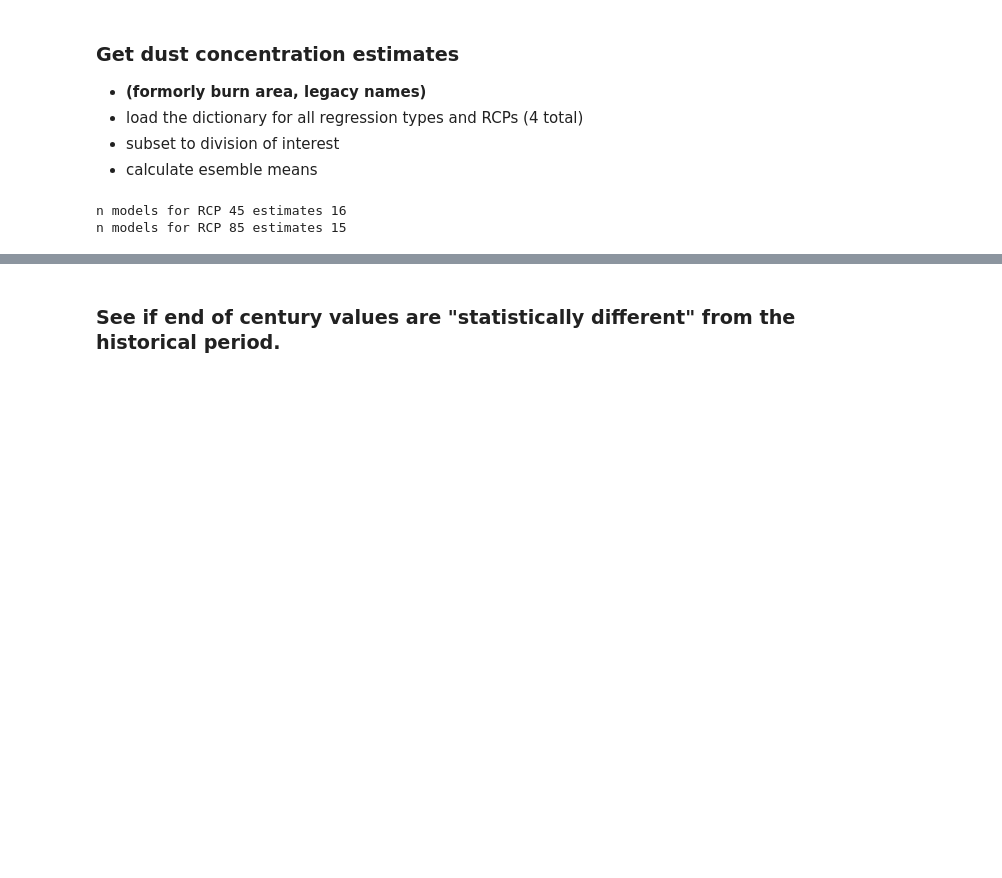
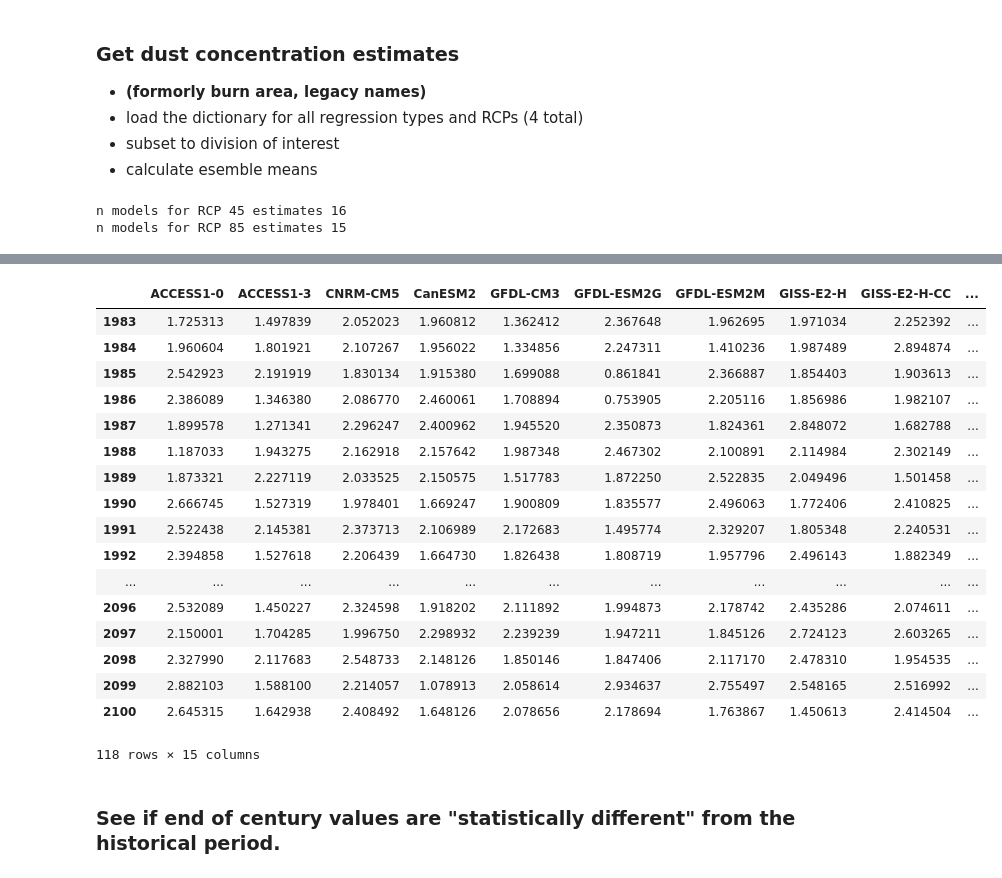
Before and after one commit to stevenjoelbrey/metSpread, a Jupyter notebook: Python/Dust_analysis_post_review_latest.ipynb, the cells around one changed output, grey strips where cells are left out. Cells and saved outputs as stored; diff of their text form; code cells hidden in the pictures; blank space fills up the shorter version.

```diff
--- a/Python/Dust_analysis.ipynb
+++ b/Python/Dust_analysis_post_review_latest.ipynb
@@ -968,3 +1030,24 @@ row1, f1, box_hist, box_mid, box_end = dust_projections(div, lasso_all_BA_45[div
+# %%
+lasso_all_BA_85['southwest']
+# %% [output]
+|  | ACCESS1-0 | ACCESS1-3 | CNRM-CM5 | CanESM2 | GFDL-CM3 | GFDL-ESM2G | GFDL-ESM2M | GISS-E2-H | GISS-E2-H-CC | ... |
+| 1983 | 1.725313 | 1.497839 | 2.052023 | 1.960812 | 1.362412 | 2.367648 | 1.962695 | 1.971034 | 2.252392 | ... |
+| 1984 | 1.960604 | 1.801921 | 2.107267 | 1.956022 | 1.334856 | 2.247311 | 1.410236 | 1.987489 | 2.894874 | ... |
+| 1985 | 2.542923 | 2.191919 | 1.830134 | 1.915380 | 1.699088 | 0.861841 | 2.366887 | 1.854403 | 1.903613 | ... |
+| 1986 | 2.386089 | 1.346380 | 2.086770 | 2.460061 | 1.708894 | 0.753905 | 2.205116 | 1.856986 | 1.982107 | ... |
+| 1987 | 1.899578 | 1.271341 | 2.296247 | 2.400962 | 1.945520 | 2.350873 | 1.824361 | 2.848072 | 1.682788 | ... |
+| 1988 | 1.187033 | 1.943275 | 2.162918 | 2.157642 | 1.987348 | 2.467302 | 2.100891 | 2.114984 | 2.302149 | ... |
+| 1989 | 1.873321 | 2.227119 | 2.033525 | 2.150575 | 1.517783 | 1.872250 | 2.522835 | 2.049496 | 1.501458 | ... |
+| 1990 | 2.666745 | 1.527319 | 1.978401 | 1.669247 | 1.900809 | 1.835577 | 2.496063 | 1.772406 | 2.410825 | ... |
+| 1991 | 2.522438 | 2.145381 | 2.373713 | 2.106989 | 2.172683 | 1.495774 | 2.329207 | 1.805348 | 2.240531 | ... |
+| 1992 | 2.394858 | 1.527618 | 2.206439 | 1.664730 | 1.826438 | 1.808719 | 1.957796 | 2.496143 | 1.882349 | ... |
+| ... | ... | ... | ... | ... | ... | ... | ... | ... | ... | ... |
+| 2096 | 2.532089 | 1.450227 | 2.324598 | 1.918202 | 2.111892 | 1.994873 | 2.178742 | 2.435286 | 2.074611 | ... |
+| 2097 | 2.150001 | 1.704285 | 1.996750 | 2.298932 | 2.239239 | 1.947211 | 1.845126 | 2.724123 | 2.603265 | ... |
+| 2098 | 2.327990 | 2.117683 | 2.548733 | 2.148126 | 1.850146 | 1.847406 | 2.117170 | 2.478310 | 1.954535 | ... |
+| 2099 | 2.882103 | 1.588100 | 2.214057 | 1.078913 | 2.058614 | 2.934637 | 2.755497 | 2.548165 | 2.516992 | ... |
+| 2100 | 2.645315 | 1.642938 | 2.408492 | 1.648126 | 2.078656 | 2.178694 | 1.763867 | 1.450613 | 2.414504 | ... |
+118 rows × 15 columns
 # %% [markdown]
 ### See if end of century values are "statistically different" from the historical period.
 # %%
```
Also changed, not shown: parts of 5 cells of this notebook, 5 other files.
